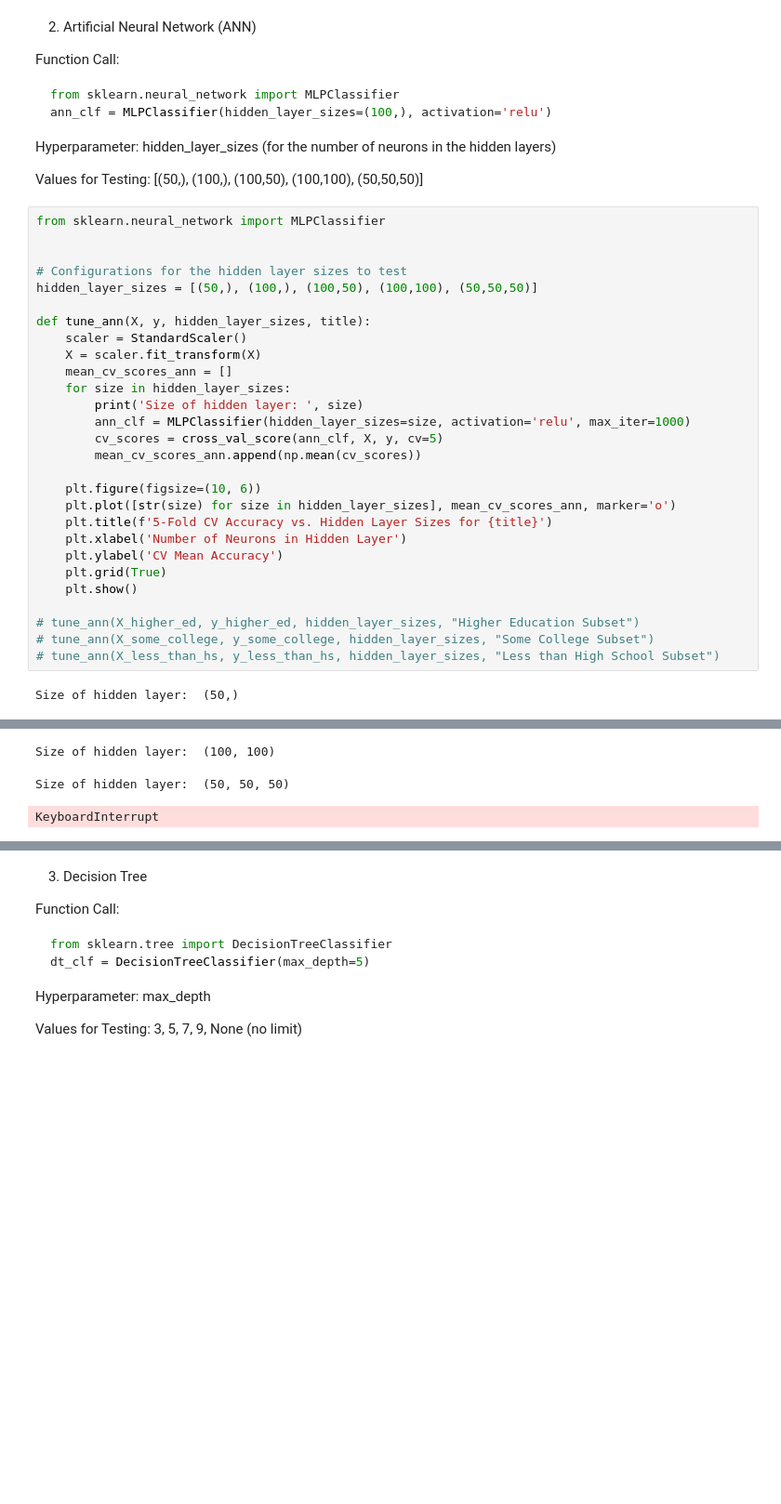
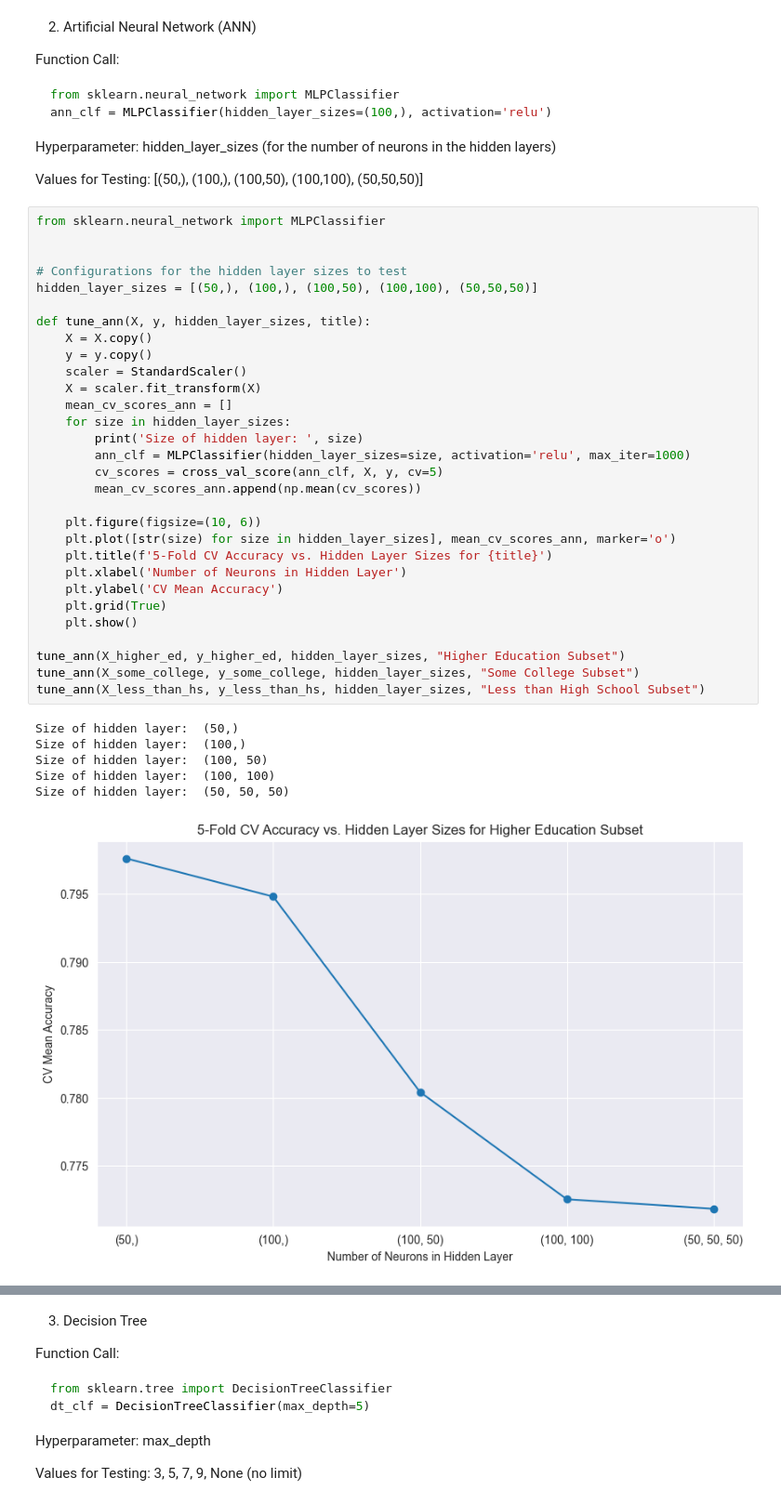
Before and after one commit to ruoyaow/cse514pa2, a Jupyter notebook: pa2b.ipynb, the cells around one changed output, grey strips where cells are left out. Shown at 93% size. Cells and saved outputs as stored; diff of their text form; blank space fills up the shorter version.

```diff
--- a/pa2b.ipynb
+++ b/pa2b.ipynb
@@ -118,30 +120,37 @@ Values for Testing: [(50,), (100,), (100,50), (100,100), (50,50,50)]
 # %%
 from sklearn.neural_network import MLPClassifier
 
 
 # Configurations for the hidden layer sizes to test
 hidden_layer_sizes = [(50,), (100,), (100,50), (100,100), (50,50,50)]
 
 def tune_ann(X, y, hidden_layer_sizes, title):
+    X = X.copy()
+    y = y.copy()
     scaler = StandardScaler()
     X = scaler.fit_transform(X)
     mean_cv_scores_ann = []
     for size in hidden_layer_sizes:
         print('Size of hidden layer: ', size)
         ann_clf = MLPClassifier(hidden_layer_sizes=size, activation='relu', max_iter=1000)
         cv_scores = cross_val_score(ann_clf, X, y, cv=5)
         mean_cv_scores_ann.append(np.mean(cv_scores))
 
     plt.figure(figsize=(10, 6))
     plt.plot([str(size) for size in hidden_layer_sizes], mean_cv_scores_ann, marker='o')
     plt.title(f'5-Fold CV Accuracy vs. Hidden Layer Sizes for {title}')
     plt.xlabel('Number of Neurons in Hidden Layer')
     plt.ylabel('CV Mean Accuracy')
     plt.grid(True)
     plt.show()
 
-# tune_ann(X_higher_ed, y_higher_ed, hidden_layer_sizes, "Higher Education Subset")
-# tune_ann(X_some_college, y_some_college, hidden_layer_sizes, "Some College Subset")
-# tune_ann(X_less_than_hs, y_less_than_hs, hidden_layer_sizes, "Less than High School Subset")
+tune_ann(X_higher_ed, y_higher_ed, hidden_layer_sizes, "Higher Education Subset")
+tune_ann(X_some_college, y_some_college, hidden_layer_sizes, "Some College Subset")
+tune_ann(X_less_than_hs, y_less_than_hs, hidden_layer_sizes, "Less than High School Subset")
 # %% [output]
 Size of hidden layer:  (50,)
+Size of hidden layer:  (100,)
+Size of hidden layer:  (100, 50)
+Size of hidden layer:  (100, 100)
+Size of hidden layer:  (50, 50, 50)
+[figure, added]
@@ -150,3 +167,0 @@ Size of hidden layer:  (100, 50)
-Size of hidden layer:  (100, 100)
-Size of hidden layer:  (50, 50, 50)
-KeyboardInterrupt
```
Also changed, not shown: parts of 10 cells of this notebook, 1 other file.
